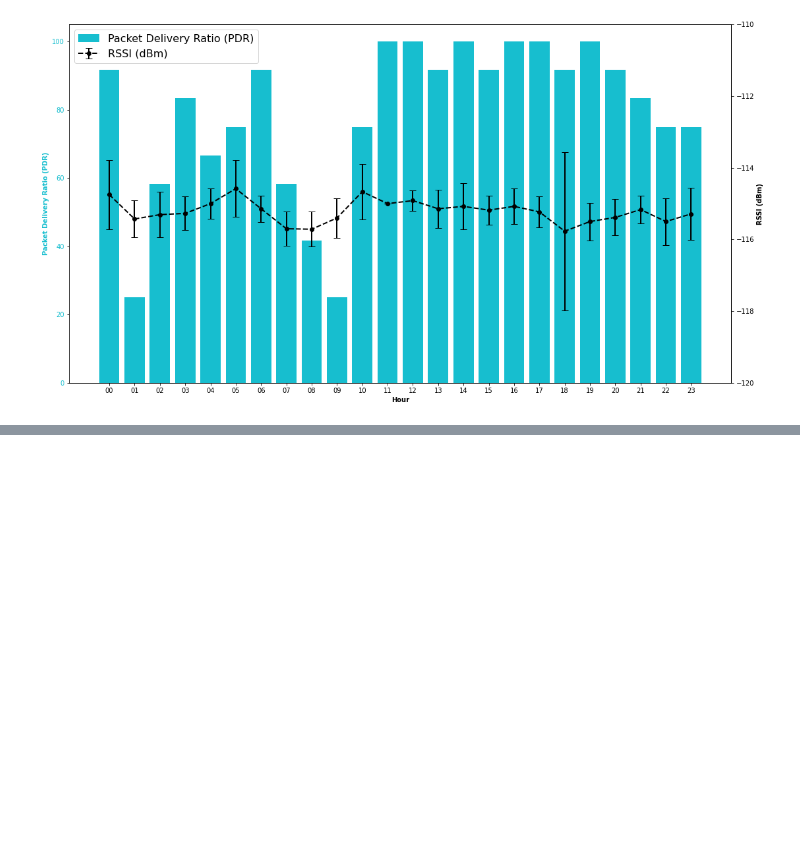
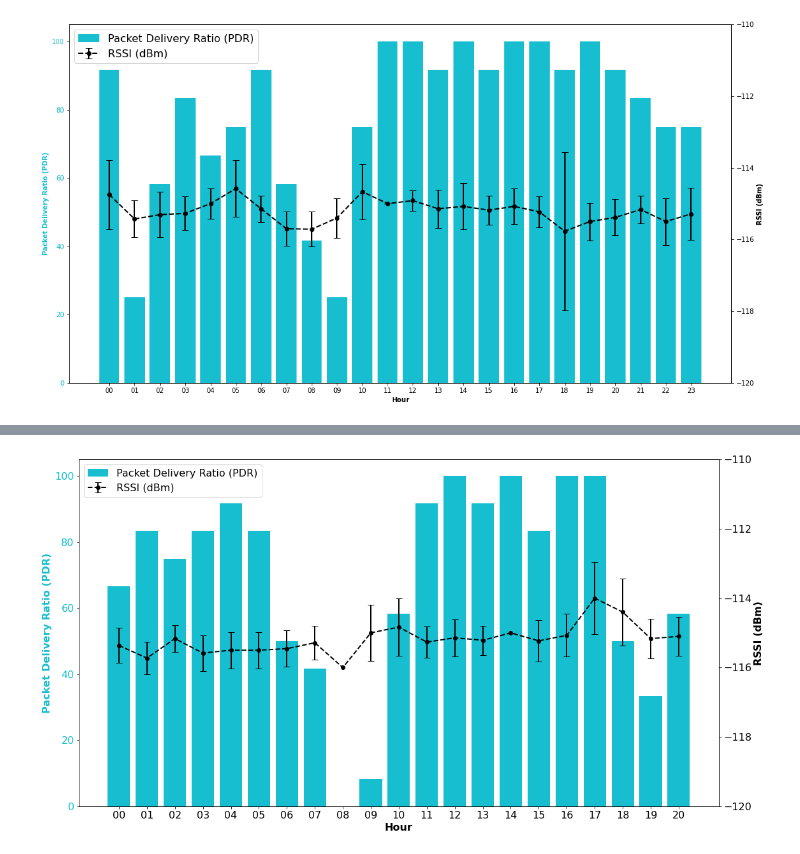
Before and after one commit to henriquepw/owlify, a Jupyter notebook: analytics/send-data-tests/test-02/main.ipynb, the cells around one changed output, grey strips where cells are left out. Saved outputs shown, nothing was run; the diff lists cells and outputs as text; code cells hidden in the pictures; blank space fills up the shorter version.

```diff
--- a/analytics/send-data-tests/test-02/main.ipynb
+++ b/analytics/send-data-tests/test-02/main.ipynb
@@ -118,0 +131,4 @@ pdr_graph(day)
+# %%
+pdr_graph(day2)
+# %% [output]
+[figure, added]
```
Also changed, not shown: parts of 4 cells of this notebook, 6 other files.
